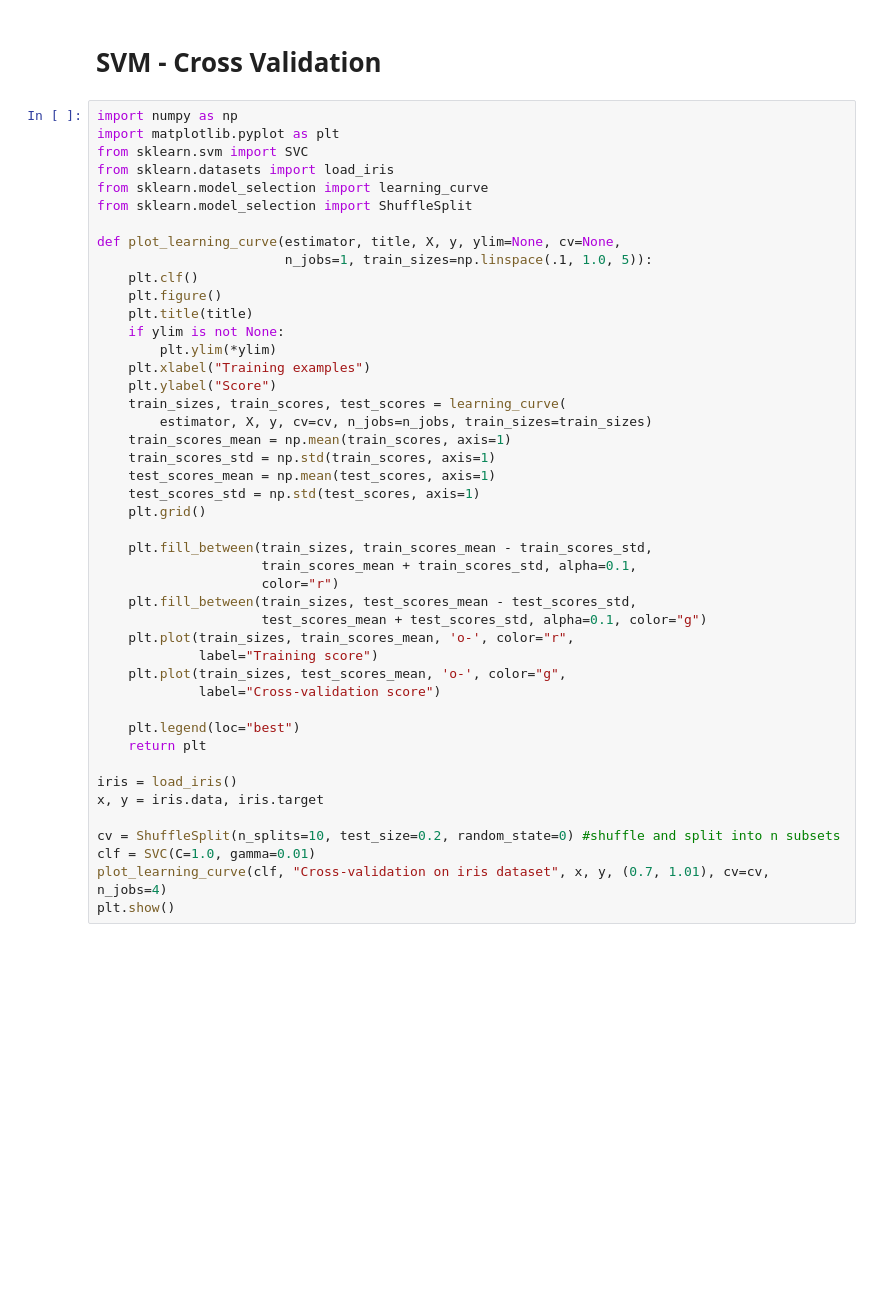
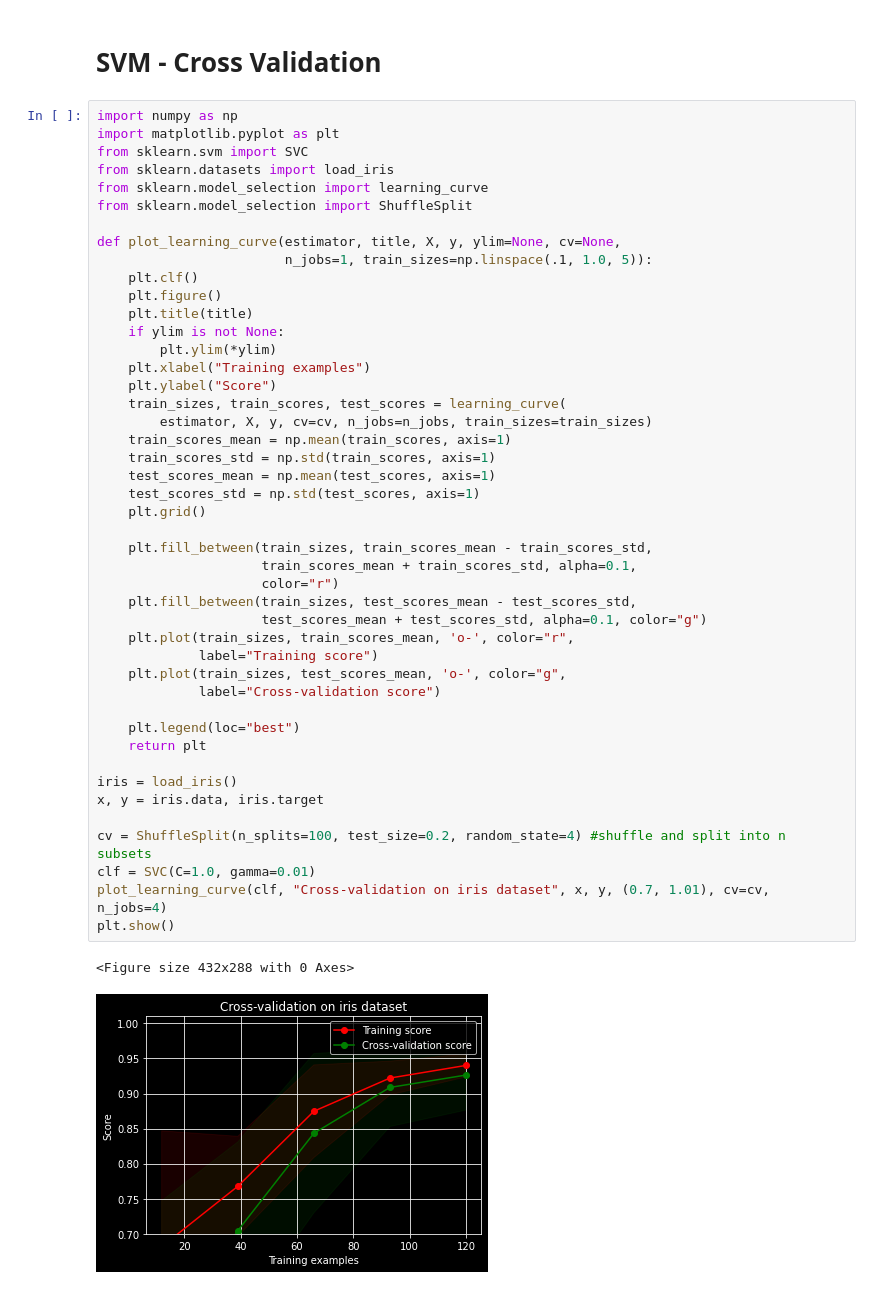
Before and after one commit to camlemessurier/COMP3330, a Jupyter notebook: Week4_Notebooks/02_SVM_cross_validation.ipynb, the cells around one changed output. Cells and saved outputs as stored; diff of their text form; blank space fills up the shorter version.

```diff
--- a/Week4_Notebooks/02_SVM_cross_validation.ipynb
+++ b/Week4_Notebooks/02_SVM_cross_validation.ipynb
@@ -17,31 +17,34 @@ def plot_learning_curve(estimator, title, X, y, ylim=None, cv=None,
         plt.ylim(*ylim)
     plt.xlabel("Training examples")
     plt.ylabel("Score")
     train_sizes, train_scores, test_scores = learning_curve(
         estimator, X, y, cv=cv, n_jobs=n_jobs, train_sizes=train_sizes)
     train_scores_mean = np.mean(train_scores, axis=1)
     train_scores_std = np.std(train_scores, axis=1)
     test_scores_mean = np.mean(test_scores, axis=1)
     test_scores_std = np.std(test_scores, axis=1)
     plt.grid()
 
     plt.fill_between(train_sizes, train_scores_mean - train_scores_std,
                      train_scores_mean + train_scores_std, alpha=0.1,
                      color="r")
     plt.fill_between(train_sizes, test_scores_mean - test_scores_std,
                      test_scores_mean + test_scores_std, alpha=0.1, color="g")
     plt.plot(train_sizes, train_scores_mean, 'o-', color="r",
              label="Training score")
     plt.plot(train_sizes, test_scores_mean, 'o-', color="g",
              label="Cross-validation score")
 
     plt.legend(loc="best")
     return plt
 
 iris = load_iris()
 x, y = iris.data, iris.target
 
-cv = ShuffleSplit(n_splits=10, test_size=0.2, random_state=0) #shuffle and split into n subsets
+cv = ShuffleSplit(n_splits=100, test_size=0.2, random_state=4) #shuffle and split into n subsets
 clf = SVC(C=1.0, gamma=0.01)
 plot_learning_curve(clf, "Cross-validation on iris dataset", x, y, (0.7, 1.01), cv=cv, n_jobs=4)
 plt.show()
+# %% [output]
+<Figure size 432x288 with 0 Axes>
+[figure, added]
```
Also changed, not shown: 30 other files.
